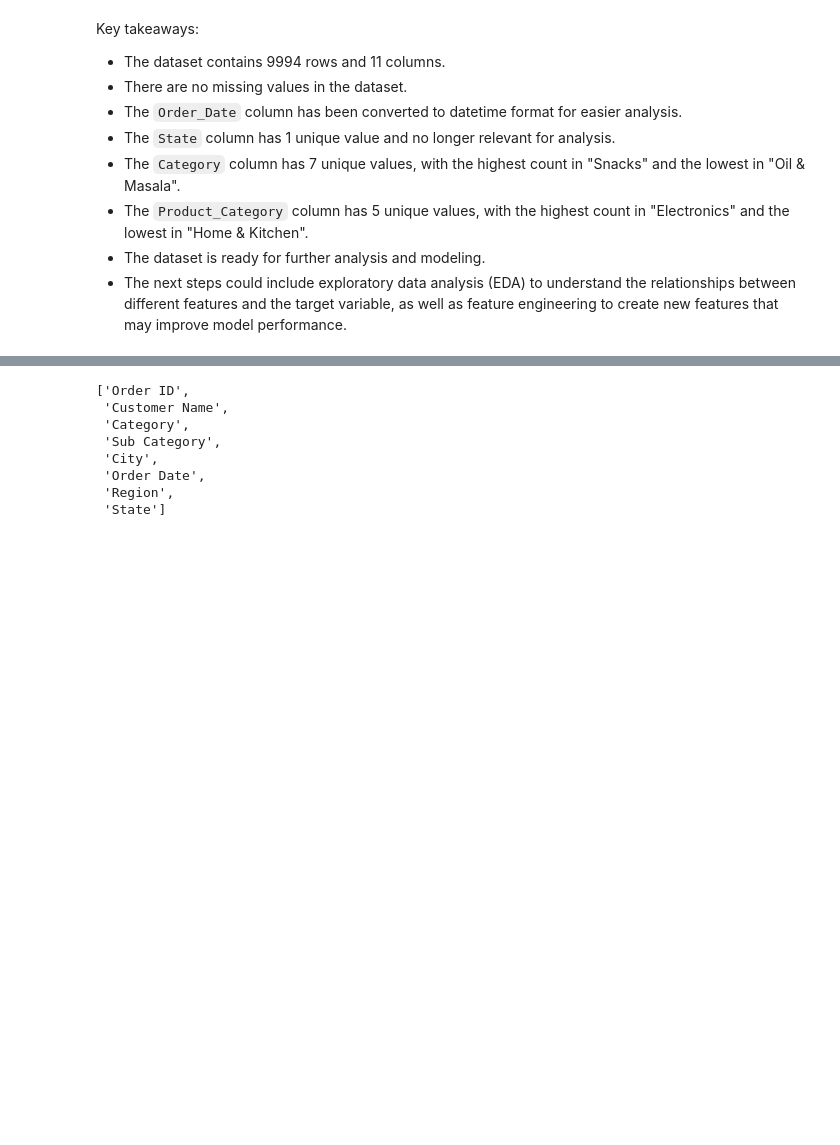
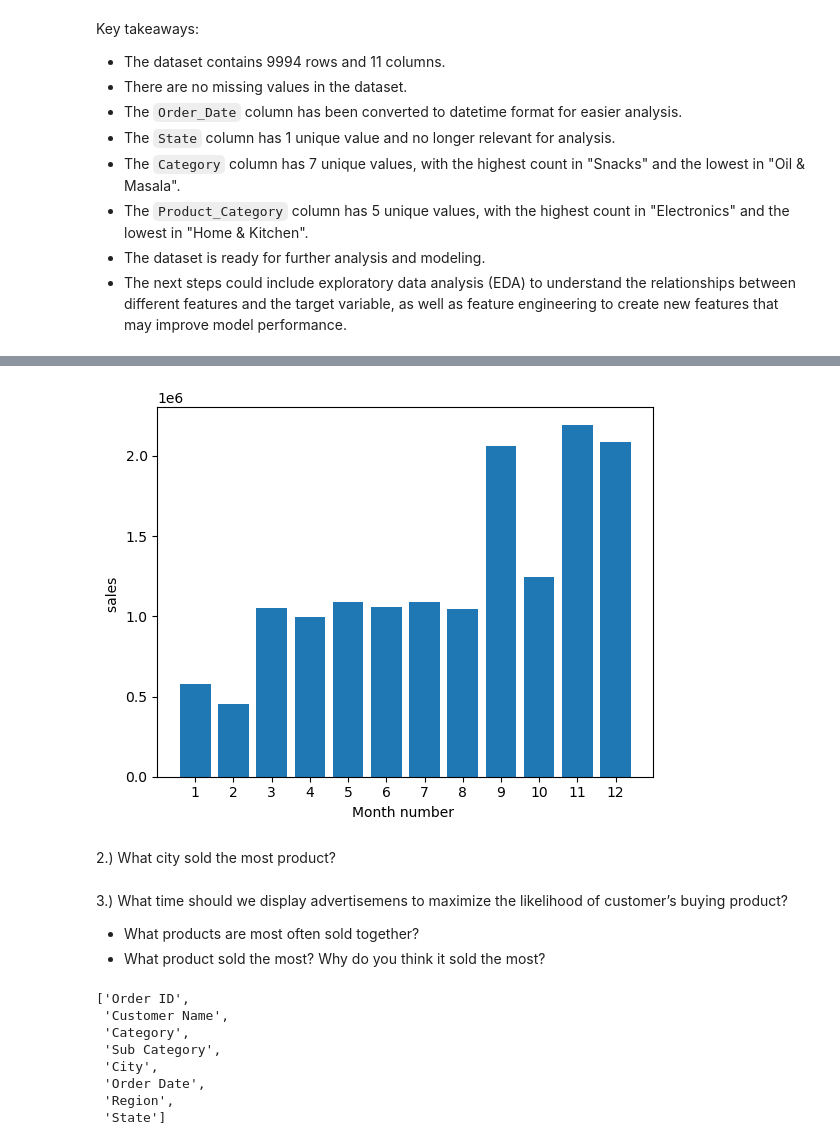
Before and after one commit to Naftal-Rainer/FMCG-Retail-Analytics, a Jupyter notebook: retail_analysis.ipynb, the cells around one changed output, grey strips where cells are left out. Drawn from its saved outputs; the diff is of its cells as text; code cells hidden in the pictures; blank space fills up the shorter version.

```diff
--- a/retail_analysis.ipynb
+++ b/retail_analysis.ipynb
@@ -204,0 +257,3 @@ data.head()
+# %%
+best_month_for_sales = data.groupby("Month")["Sales"].sum()
+best_month_for_sales.sort_values(ascending=False)
@@ -205,3 +275,18 @@ data.head()
+# %%
+months =range(1,13)
+plt.bar(months,best_month_for_sales)
+plt.xticks(months)
+plt.ylabel('sales ')
+plt.xlabel('Month number ')
+plt.show()
+# %% [output]
+[figure, added]
+# %% [markdown]
+2.) What city sold the most product?
+# %% [markdown]
+3.) What time should we display advertisemens to maximize the likelihood of customer’s buying product?
+* What products are most often sold together?
+* What product sold the most? Why do you think it sold the most?
 # %%
 #Select the categorical columns to encode
 cat_cols = ['State', 'Region','Category', 'Sub Category', 'City',]
```
Also changed, not shown: parts of 10 cells of this notebook, 1 other file.
